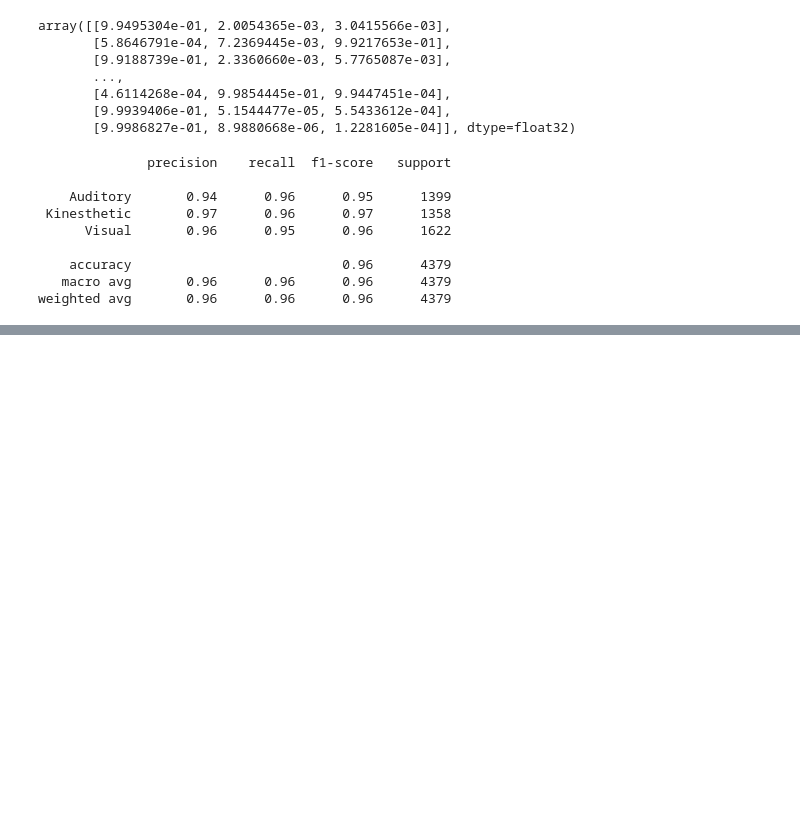
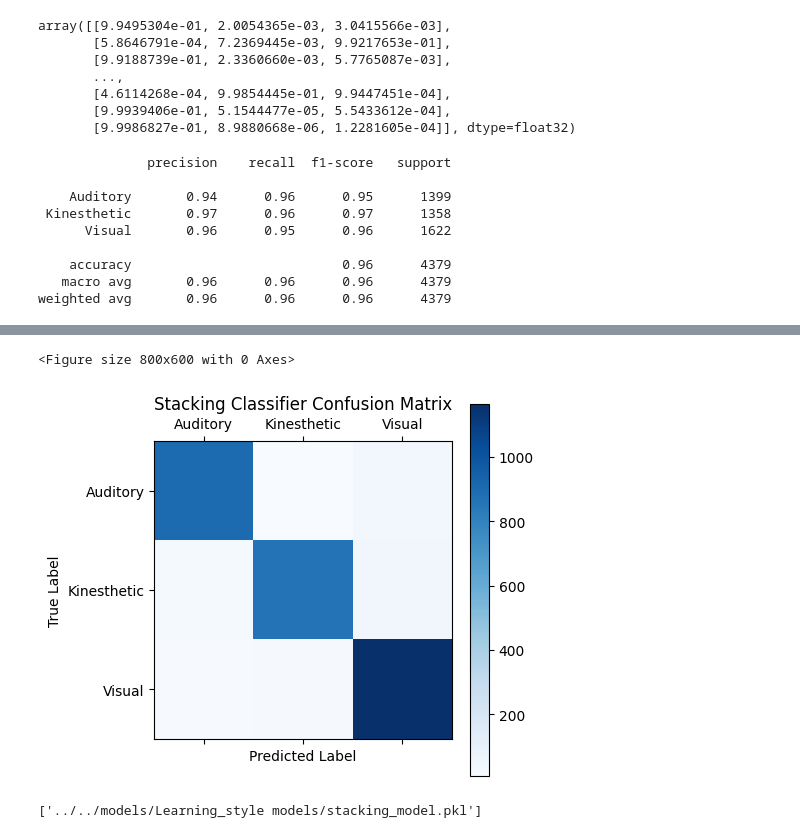
Before and after one commit to LaiJiaHao-Gaul/pkkkkkPaper, a Jupyter notebook: src/backend/Learning-Style-Classification.ipynb, the cells around one changed output, grey strips where cells are left out. Saved outputs shown, nothing was run; the diff lists cells and outputs as text; code cells hidden in the pictures; blank space fills up the shorter version.

```diff
--- a/src/backend/Learning-Style-Classification.ipynb
+++ b/src/backend/Learning-Style-Classification.ipynb
@@ -768,0 +1395,77 @@ Probability of 'Visual': 0.36%
+# %%
+import joblib
+from sklearn.ensemble import StackingClassifier
+from sklearn.linear_model import LogisticRegression
+from sklearn.metrics import classification_report, confusion_matrix, accuracy_score
+import matplotlib.pyplot as plt
+import numpy as np
+
+# Step 1: 加载之前保存的模型和其他组件
+decision_tree_clf = joblib.load('../../models/Learning_style models/decision_tree_model.pkl')
+random_forest_clf = joblib.load('../../models/Learning_style models/random_forest_model.pkl')
+svm_clf = joblib.load('../../models/Learning_style models/svm_model.pkl')
+gb_clf = joblib.load('../../models/Learning_style models/gradient_boosting_model.pkl')
+
+vectorizer = joblib.load('../../models/Learning_style models/tfidf_vectorizer.pkl')
+label_encoder = joblib.load('../../models/Learning_style models/label_encoder.pkl')
+
+# Step 2: 加载数据（假设数据已分割）
+import pandas as pd
+from sklearn.model_selection import train_test_split
+
+# 加载数据集
+data = pd.read_csv('../../data/dataset.csv', encoding='ISO-8859-1')
+
+# 文本数据预处理
+X = vectorizer.transform(data['Sentence'])
+y = label_encoder.transform(data['Type'])
+
+# 将数据集拆分为训练集和测试集
+X_train, X_test, y_train, y_test = train_test_split(X, y, test_size=0.2, random_state=42)
+
+# Step 3: 创建堆叠分类器
+# 定义基学习器
+classifiers = [
+    #('decision_tree', decision_tree_clf),
+    ('random_forest', random_forest_clf),
+    ('svm', svm_clf),
+    #('gradient_boosting', gb_clf)
+]
+
+# 定义堆叠分类器（元学习器为逻辑回归）
+stacking_clf = StackingClassifier(
+    estimators=classifiers,
+    final_estimator=LogisticRegression(),
+    cv=5  # 使用5折交叉验证来生成元学习器的训练数据
+)
+
+# Step 4: 训练堆叠分类器
+stacking_clf.fit(X_train, y_train)
+
+# Step 5: 评估堆叠分类器
+# 预测测试集
+y_pred = stacking_clf.predict(X_test)
+
+# 计算准确率
+accuracy = accuracy_score(y_test, y_pred)
+print(f"Stacking Classifier Accuracy: {accuracy:.2f}")
+
+# 打印分类报告
+print("Stacking Classifier Classification Report:")
+print(classification_report(y_test, y_pred, target_names=label_encoder.classes_))
+
+# 绘制混淆矩阵
+conf_matrix = confusion_matrix(y_test, y_pred)
+plt.figure(figsize=(8, 6))
+plt.matshow(conf_matrix, cmap='Blues')
+plt.colorbar()
+plt.title('Stacking Classifier Confusion Matrix')
+plt.xlabel('Predicted Label')
+plt.ylabel('True Label')
+plt.xticks(ticks=np.arange(len(label_encoder.classes_)), labels=label_encoder.classes_)
+plt.yticks(ticks=np.arange(len(label_encoder.classes_)), labels=label_encoder.classes_)
+plt.show()
+
+# Step 6: 保存堆叠分类器（可选）
+joblib.dump(stacking_clf, '../../models/Learning_style models/stacking_model.pkl')
+# %% [output]
@@ -768,0 +1483,3 @@ Probability of 'Visual': 0.36%
+<Figure size 800x600 with 0 Axes>
+[figure, added]
+['../../models/Learning_style models/stacking_model.pkl']
```
Also changed, not shown: parts of 31 cells of this notebook, 9 other files.
